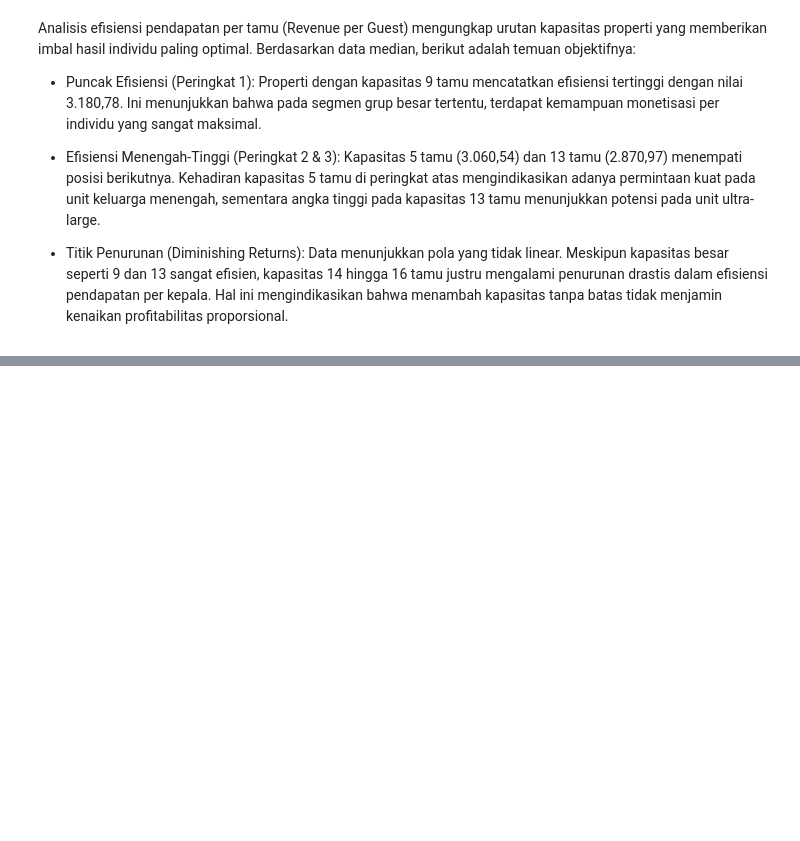
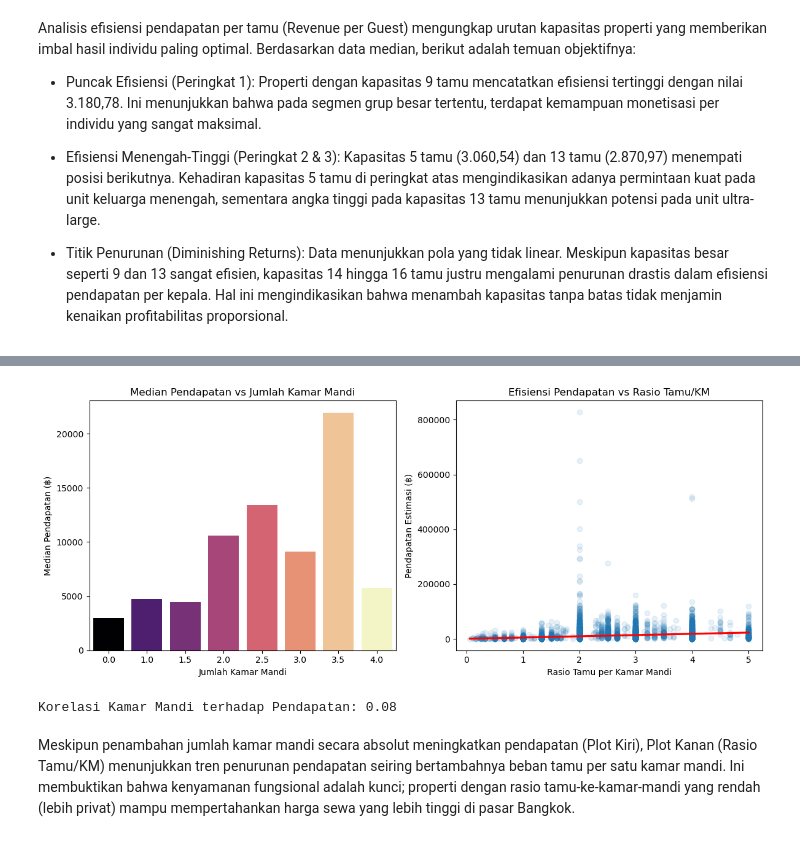
Before and after one commit to s-hidayat/Bangkok-Airbnb-analysis, a Jupyter notebook: analysis_bangkok_v_02.ipynb, the cells around one changed output, grey strips where cells are left out. Saved outputs shown, nothing was run; the diff lists cells and outputs as text; code cells hidden in the pictures; blank space fills up the shorter version.

```diff
--- a/analysis_bangkok_v_02.ipynb
+++ b/analysis_bangkok_v_02.ipynb
@@ -464,3 +468,55 @@ Analisis efisiensi pendapatan per tamu (Revenue per Guest) mengungkap urutan kap
+# %%
+# --- Bagian 1: Analisis Dampak Absolut ---
+# Menghitung median pendapatan berdasarkan jumlah kamar mandi
+bath_impact = df_final.groupby('bathrooms_count')['est_monthly_revenue'].median().reset_index()
+bath_impact = bath_impact[bath_impact['bathrooms_count'] <= 4]
+
+# --- Bagian 2: Analisis Rasio (Kualitas Privasi) ---
+# Menghitung rasio tamu per kamar mandi
+df_final['guests_per_bath'] = df_final['accommodates'] / df_final['bathrooms_count']
+
+# --- Visualisasi ---
+plt.figure(figsize=(12, 5))
+
+# Plot 1: Dampak Jumlah Kamar Mandi (Sudah diperbaiki agar tidak muncul warning)
+plt.subplot(1, 2, 1)
+sns.barplot(
+    data=bath_impact,
+    x='bathrooms_count',
+    y='est_monthly_revenue',
+    hue='bathrooms_count', # Menetapkan hue agar sesuai aturan baru Seaborn
+    palette='magma',
+    legend=False           # Menghilangkan legenda karena sumbu X sudah cukup jelas
+)
+plt.title('Median Pendapatan vs Jumlah Kamar Mandi')
+plt.xlabel('Jumlah Kamar Mandi')
+plt.ylabel('Median Pendapatan (฿)')
+
+# Plot 2: Analisis Rasio (Efisiensi Privasi)
+plt.subplot(1, 2, 2)
+# Menampilkan tren hubungan antara rasio tamu per kamar mandi dengan pendapatan
+sns.regplot(
+    data=df_final[df_final['guests_per_bath'] <= 5],
+    x='guests_per_bath',
+    y='est_monthly_revenue',
+    scatter_kws={'alpha':0.1},
+    line_kws={'color':'red'}
+)
+plt.title('Efisiensi Pendapatan vs Rasio Tamu/KM')
+plt.xlabel('Rasio Tamu per Kamar Mandi')
+plt.ylabel('Pendapatan Estimasi (฿)')
+
+plt.tight_layout()
+plt.show()
+
+# Menampilkan angka korelasi untuk validasi teknis
+correlation = df_final['bathrooms_count'].corr(df_final['est_monthly_revenue'])
+print(f"Korelasi Kamar Mandi terhadap Pendapatan: {correlation:.2f}")
+# %% [output]
+[figure, added]
+Korelasi Kamar Mandi terhadap Pendapatan: 0.08
+# %% [markdown]
+Meskipun penambahan jumlah kamar mandi secara absolut meningkatkan pendapatan (Plot Kiri), Plot Kanan (Rasio Tamu/KM) menunjukkan tren penurunan pendapatan seiring bertambahnya beban tamu per satu kamar mandi. Ini membuktikan bahwa kenyamanan fungsional adalah kunci; properti dengan rasio tamu-ke-kamar-mandi yang rendah (lebih privat) mampu mempertahankan harga sewa yang lebih tinggi di pasar Bangkok.
 # %% [markdown]
 ### Bab 4: Kesimpulan dan Rekomendasi Strategis
 ### 4.1 Kesimpulan Strategis
```
Also changed, not shown: parts of 3 cells of this notebook, 3 other files.
